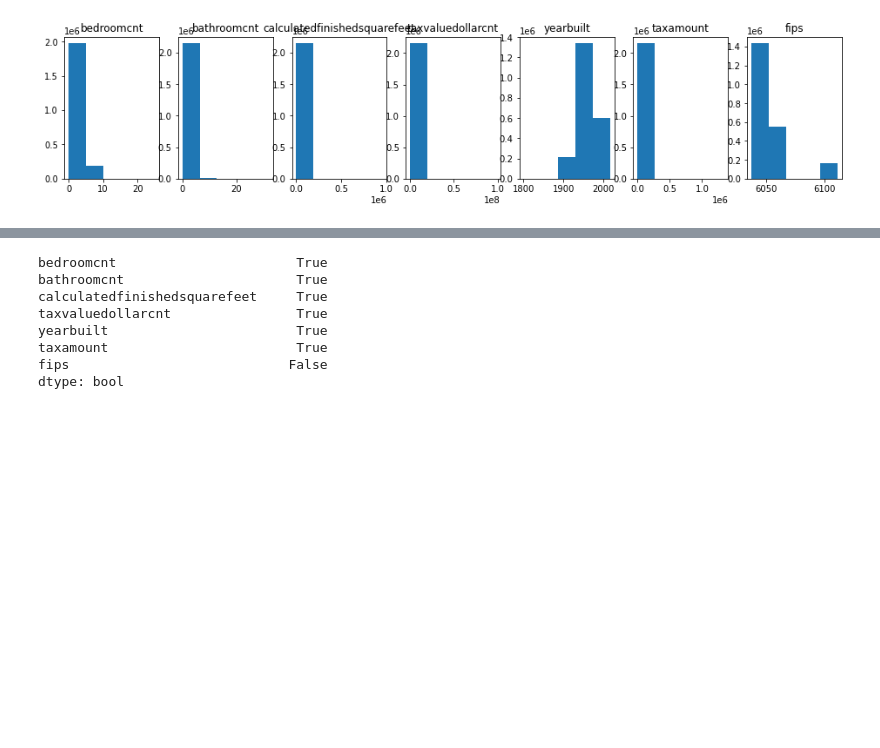
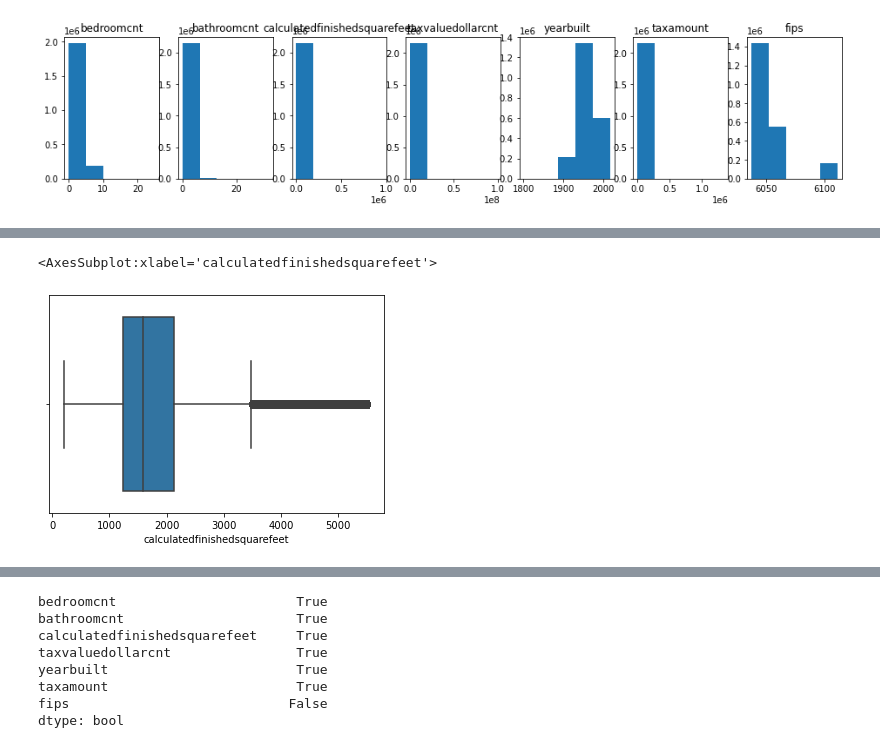
Before and after one commit to david-rodriguez-siller/regression-exercises, a Jupyter notebook: Wrangle.ipynb, the cells around one changed output, grey strips where cells are left out. Saved outputs shown, nothing was run; the diff lists cells and outputs as text; code cells hidden in the pictures; blank space fills up the shorter version.

```diff
--- a/Wrangle.ipynb
+++ b/Wrangle.ipynb
@@ -121,0 +143,5 @@ for i, col in enumerate(cols):
+# %%
+sns.boxplot(df['calculatedfinishedsquarefeet'])
+# %% [output]
+<AxesSubplot:xlabel='calculatedfinishedsquarefeet'>
+[figure, added]
```
Also changed, not shown: parts of 20 cells of this notebook, 1 other file.
